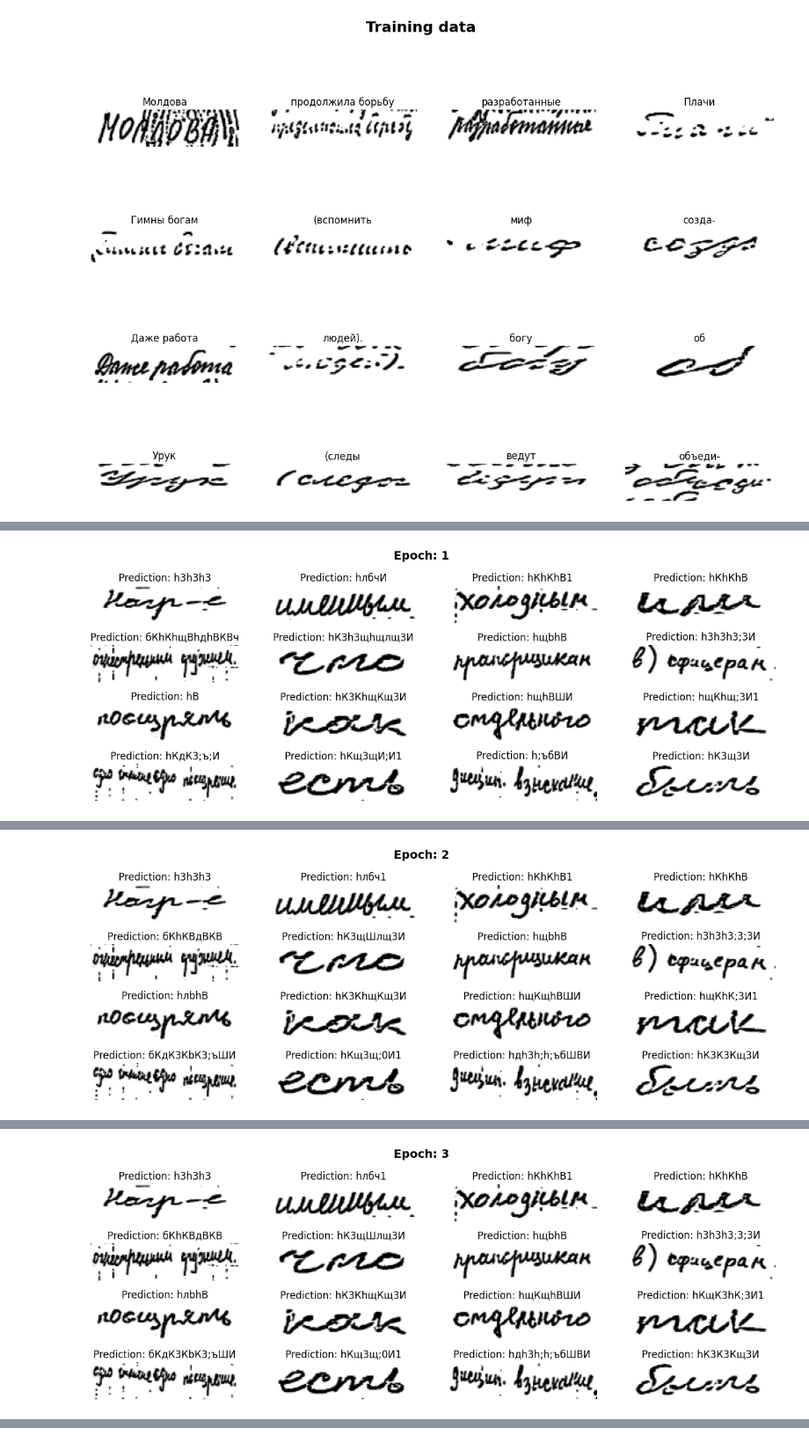
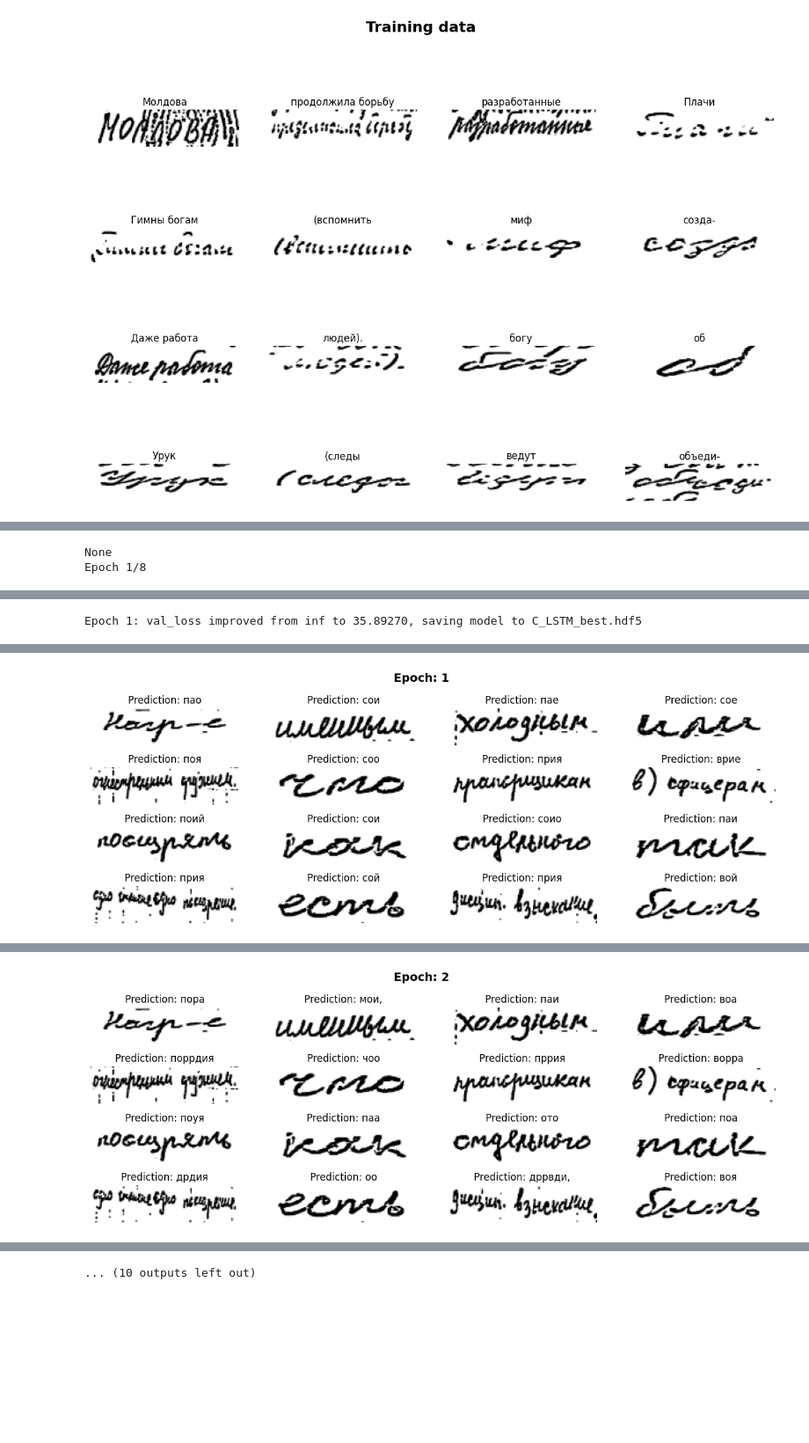
Before and after one commit to prcstak/service_text_recognition, a Jupyter notebook: notebooks/first-model.ipynb, the cells around one changed output, grey strips where cells are left out. Shown at 88% size. Saved outputs shown, nothing was run; the diff lists cells and outputs as text; code cells hidden in the pictures; blank space fills up the shorter version.

Commit message:
Kaggle Notebook | first_model | Version 4

```diff
--- a/notebooks/first-model.ipynb
+++ b/notebooks/first-model.ipynb
@@ -141,0 +111,10 @@ def process_single_sample(img_path, label):
+# %%
+run = wandb.init(
+    project="HWTR v1",
+    config={
+        "epochs": 30,
+        "batch_size": 256,
+    }
+)
+
+config = run.config
@@ -142,5 +132,5 @@ def process_single_sample(img_path, label):
 # %%
-batch_size = 256
+
 
 train_dataset = tf.data.Dataset.from_tensor_slices((train_image_paths, train_image_texts))
 
@@ -148,7 +138,7 @@ train_dataset = (
     train_dataset.map(
         process_single_sample, num_parallel_calls=tf.data.experimental.AUTOTUNE
     )
-    .batch(batch_size)
+    .batch(config.batch_size)
     .prefetch(buffer_size=tf.data.experimental.AUTOTUNE)
 )
 
@@ -157,6 +147,6 @@ validation_dataset = (
     validation_dataset.map(
         process_single_sample, num_parallel_calls=tf.data.experimental.AUTOTUNE
     )
-    .batch(batch_size)
+    .batch(config.batch_size)
     .prefetch(buffer_size=tf.data.experimental.AUTOTUNE)
 )
@@ -299,7 +266,7 @@ def ctc_decoder(predictions):
         ## remove blanks
         for p in merged_list:
             if p < len(char_list):
-                ans += char_list[int(p)]
+                ans += char_list[int(p)-1]
 
         text_list.append(ans)
 
@@ -352,7 +319,7 @@ class PlotPredictions(tf.keras.callbacks.Callback):
         if epoch % self.frequency == 0:
             self.plot_predictions(epoch)
 # %%
-def train(epochs):
+def train():
 
     # input with shape of height=32 and width=128
     inputs = Input(shape=(32, 128, 1), name="image")
@@ -363,7 +330,7 @@ def train(epochs):
     pool_1 = MaxPool2D(pool_size=(2, 2))(conv_1)
 
     conv_2 = Conv2D(64, (3,3), activation = "selu", padding='same')(pool_1)
-    pool_2 = MaxPool2D(pool_size=(2, 2))(conv_2)
+    pool_2 = MaxPool2D(pool_size=(2, 1))(conv_2)
 
     conv_3 = Conv2D(128, (3,3), activation = "selu", padding='same')(pool_2)
     conv_4 = Conv2D(128, (3,3), activation = "selu", padding='same')(conv_3)
@@ -384,10 +351,10 @@ def train(epochs):
     squeezed = Lambda(lambda x: K.squeeze(x, 1))(conv_7)
 
     # bidirectional LSTM layers with units=128
-    blstm_1 = Bidirectional(CuDNNLSTM(128, return_sequences=True))(squeezed)
-    blstm_2 = Bidirectional(CuDNNLSTM(128, return_sequences=True))(blstm_1)
+    blstm_1 = Bidirectional(LSTM(128, return_sequences=True))(squeezed)
+    blstm_2 = Bidirectional(LSTM(128, return_sequences=True))(blstm_1)
 
-    softmax_output = Dense(len(char_list) + 2, activation = 'softmax', name="dense")(blstm_2)
+    softmax_output = Dense(units=len(char_list) + 2, activation = 'softmax', name="dense")(blstm_2)
 
     output = CTCLayer(name="ctc_loss")(labels, softmax_output)
 
@@ -401,21 +368,19 @@ def train(epochs):
     print(model.summary())
     file_path = "C_LSTM_best.hdf5"
 
-    checkpoint = ModelCheckpoint(filepath=file_path,
+    checkpoint = WandbModelCheckpoint(filepath=file_path,
                                 monitor='val_loss',
                                 verbose=1,
                                 save_best_only=True,
                                 mode='min')
 
     callbacks_list = [checkpoint,
-                      WandbCallback(monitor="val_loss",
-                                    mode="min",
-                                    log_weights=True),
+                      WandbMetricsLogger(),
                       PlotPredictions(frequency=1),
                       EarlyStopping(patience=3, verbose=1)]
     with tf.device('/gpu:0'):
         history = model.fit(train_dataset,
-                            epochs = epochs,
+                            epochs = config.epochs,
                             validation_data=validation_dataset,
                             verbose = 1,
                             callbacks = callbacks_list,
@@ -423,5 +388,5 @@ def train(epochs):
 
     return model
 # %%
-model = train(epochs=30)
+model = train()
 # %% [output]
@@ -444,0 +411,2 @@ Epoch 1: val_loss improved from inf to 0.00000, saving model to C_LSTM_best.hdf5
+None
+Epoch 1/8
@@ -444,0 +415 @@ Epoch 1: val_loss improved from inf to 0.00000, saving model to C_LSTM_best.hdf5
+Epoch 1: val_loss improved from inf to 35.89270, saving model to C_LSTM_best.hdf5
@@ -450 +422 @@ Epoch 2: val_loss did not improve from 0.00000
-[figure, old version]
+[figure, new version]
@@ -455 +427 @@ Epoch 3: val_loss did not improve from 0.00000
-[figure, old version]
+[figure, new version]
@@ -460 +427,0 @@ Epoch 4: val_loss did not improve from 0.00000
-[figure, removed]
@@ -463,3 +432,4 @@ Epoch 4: early stopping
+... (10 outputs left out)
 # %%
 model.load_weights('C_LSTM_best.hdf5')
 # %%
```
Also changed, not shown: parts of 17 cells of this notebook.
